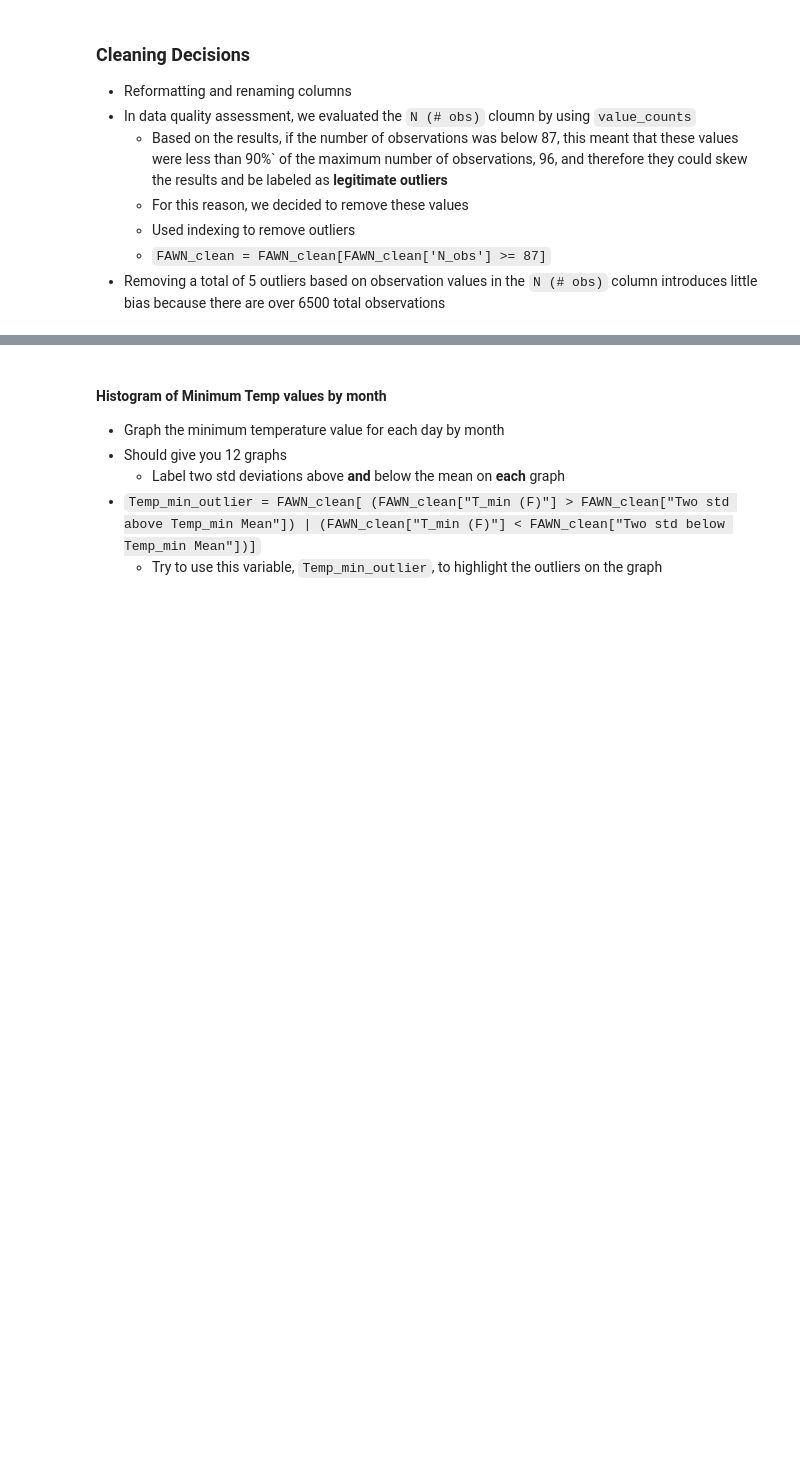
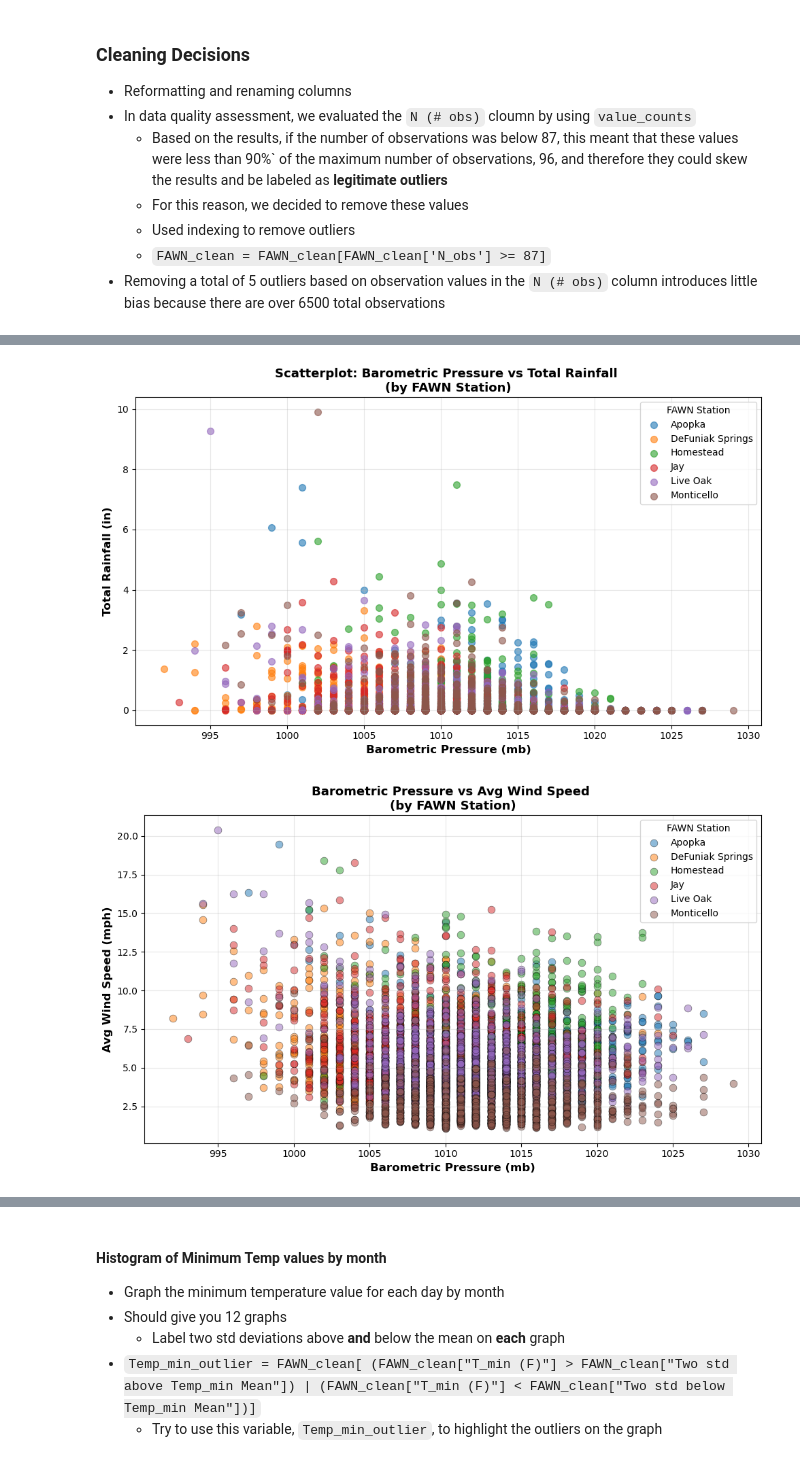
Before and after one commit to dtillman20/EDA-INSY6500-Project, a Jupyter notebook: EDA_final_project_draft.ipynb, the cells around one changed output, grey strips where cells are left out. Drawn from its saved outputs; the diff is of its cells as text; code cells hidden in the pictures; blank space fills up the shorter version.

Commit message:
Updated Graphs

```diff
--- a/EDA_final_project_draft.ipynb
+++ b/EDA_final_project_draft.ipynb
@@ -264,20 +375,20 @@ FAWN_clean
 # %%
-# SCATTERPLOT 1: Barometric Pressure vs Relative Humidity by FAWN Station
+# SCATTERPLOT 1: Barometric Pressure vs Total Rainfall by FAWN Station
 plt.figure(figsize=(10, 6))
 for station in stations:
     station_data = FAWN_clean[FAWN_clean["FAWN Station"] == station]
     plt.scatter(
         station_data["Barametric_Pre_avg (mb)"],
-        station_data["RelHum_avg (pct)"],
+        station_data["Rain_tot (in)"],
         label=station,
         alpha=0.6,
         s=50,
     )
 
 plt.xlabel("Barometric Pressure (mb)", fontsize=12, fontweight="bold")
-plt.ylabel("Relative Humidity (%)", fontsize=12, fontweight="bold")
+plt.ylabel("Total Rainfall (in)", fontsize=12, fontweight="bold")
 plt.title(
-    "Scatterplot: Barometric Pressure vs Relative Humidity by FAWN Station",
+    "Scatterplot: Barometric Pressure vs Total Rainfall \n(by FAWN Station)",
     fontsize=13,
     fontweight="bold",
 )
@@ -286,14 +397,14 @@ plt.grid(True, alpha=0.3)
 plt.tight_layout()
 plt.show()
 
-# SCATTERPLOT 2: Barometric Pressure vs Relative Humidity (for rainfall prediction)
+# SCATTERPLOT 2: Barometric Pressure vs Avg Wind Speed
 # Separate visualization with color coding for different stations
 fig, ax = plt.subplots(figsize=(10, 6))
 for station in stations:
     station_data = FAWN_clean[FAWN_clean["FAWN Station"] == station]
     ax.scatter(
         station_data["Barametric_Pre_avg (mb)"],
-        station_data["RelHum_avg (pct)"],
+        station_data["Wind_avg @ 10m (mph)"],
         label=station,
         alpha=0.5,
         s=60,
@@ -302,9 +413,9 @@ for station in stations:
     )
 
 ax.set_xlabel("Barometric Pressure (mb)", fontsize=12, fontweight="bold")
-ax.set_ylabel("Relative Humidity (%)", fontsize=12, fontweight="bold")
+ax.set_ylabel("Avg Wind Speed (mph)", fontsize=12, fontweight="bold")
 ax.set_title(
-    "Barometric Pressure vs Relative Humidity for Rainfall Prediction\n(by FAWN Station)",
+    "Barometric Pressure vs Avg Wind Speed \n(by FAWN Station)",
     fontsize=13,
     fontweight="bold",
 )
@@ -400,30 +511,33 @@ ax2 = ax1.twinx()
 color = "tab:red"
 ax2.set_ylabel("Average Max Temperature (°F)", color=color, fontsize=12, fontweight="bold")
 ax2.plot(
     monthly_temp_data["Month"],
     monthly_temp_data["T_max (F)"],
     marker="s",
     linewidth=2,
     markersize=8,
     label="Max Temperature",
     color=color,
 )
 ax2.tick_params(axis="y", labelcolor=color)
 
 plt.title(
     "Relationship between Solar Radiation and Max Temperature by Month",
     fontsize=13,
     fontweight="bold",
 )
 ax1.set_xticks(monthly_temp_data["Month"])
 ax1.set_xticklabels(
     ["Jan", "Feb", "Mar", "Apr", "May", "Jun", "Jul", "Aug", "Sep", "Oct", "Nov", "Dec"]
 )
 
 # Add legends
 lines1, labels1 = ax1.get_legend_handles_labels()
 lines2, labels2 = ax2.get_legend_handles_labels()
 ax1.legend(lines1 + lines2, labels1 + labels2, loc="best", fontsize=10)
 
 plt.tight_layout()
 plt.show()
+# %% [output]
+[figure, added]
+[figure, added]
```
Also changed, not shown: parts of 9 cells of this notebook.
